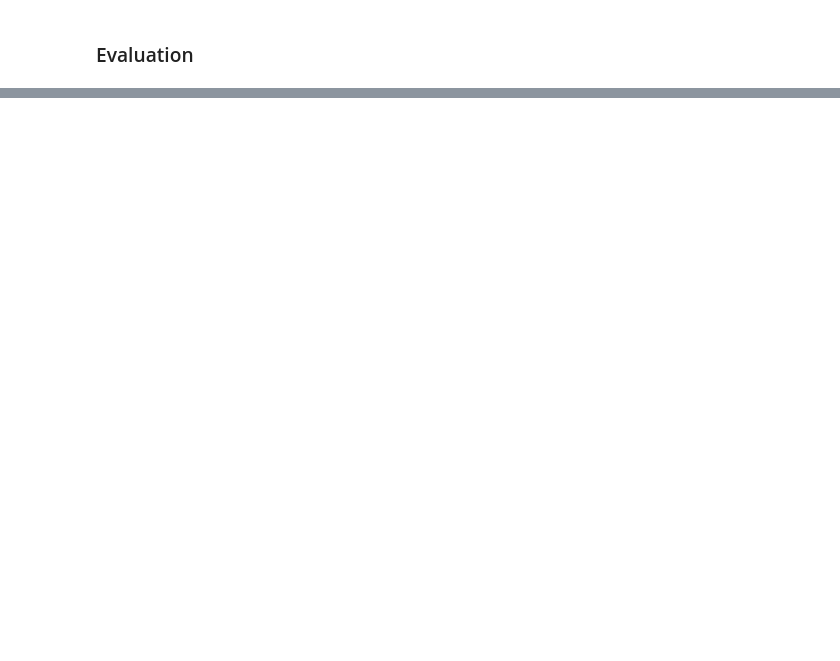
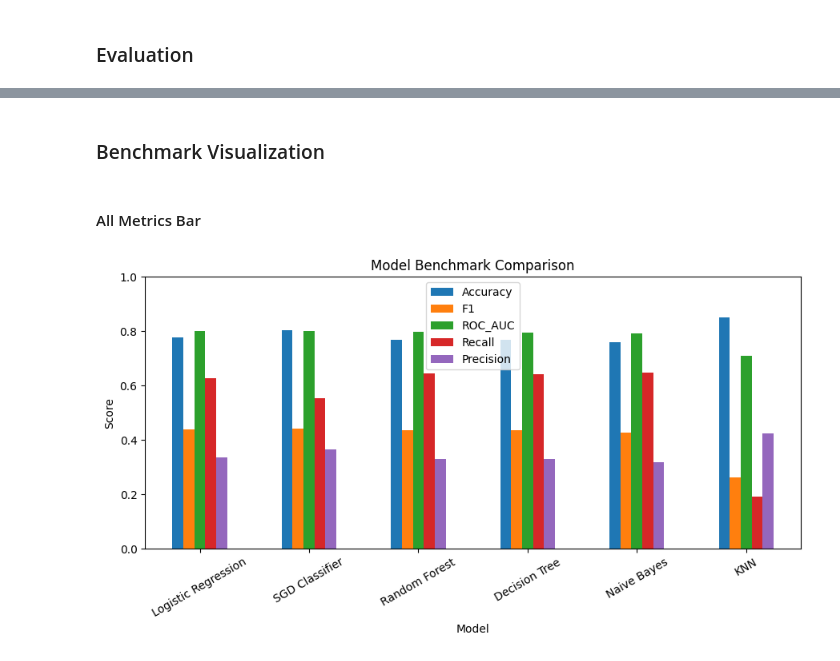
Before and after one commit to MohammedBabaqi/DiaClassifier-Benchmarking-ML-Models, a Jupyter notebook: notebooks/diabetes_classification_multiple_model_pipline.ipynb, the cells around one changed output, grey strips where cells are left out. Saved outputs shown, nothing was run; the diff lists cells and outputs as text; code cells hidden in the pictures; blank space fills up the shorter version.

Commit message:
Finshed pipline and benchmark eval

```diff
--- a/notebooks/diabetes_classification_multiple_model_pipline.ipynb
+++ b/notebooks/diabetes_classification_multiple_model_pipline.ipynb
@@ -432,2 +457,8 @@ plt.show()
+# %%
+def create_pipeline(model):
+    return Pipeline(steps=[
+        ("smote", SMOTE(sampling_strategy=0.7, random_state=42)),
+        ("model", model)
+    ])
 # %% [markdown]
 ## Benchmark
@@ -434,2 +485,19 @@ plt.show()
+# %%
+models = {
+    "Logistic Regression": LogisticRegression(max_iter=1000),
+    "SGD Classifier": SGDClassifier(loss="log_loss", random_state=42),
+    "KNN": KNeighborsClassifier(),
+    "Decision Tree": DecisionTreeClassifier(
+        max_depth=15,
+        random_state=42
+    ),
+    "Naive Bayes": GaussianNB(),
+    "Random Forest": RandomForestClassifier(
+        n_estimators=100,
+        max_depth=15,
+        n_jobs=-1,
+        random_state=42
+    )
+}
 # %% [markdown]
 ### Evaluation
@@ -435,0 +541,6 @@ plt.show()
+# %%
+
+benchmark_df = pd.DataFrame(results)
+benchmark_df = benchmark_df.sort_values(by="ROC_AUC", ascending=False)
+
+benchmark_df
@@ -435,0 +565,19 @@ plt.show()
+# %% [markdown]
+### Benchmark Visualization
+# %% [markdown]
+#### All Metrics Bar
+# %%
+benchmark_df.set_index("Model")[["Accuracy", "F1", "ROC_AUC","Recall", "Precision"]].plot.bar(
+    figsize=(9, 5)
+)
+
+plt.title("Model Benchmark Comparison")
+plt.ylabel("Score")
+plt.ylim(0, 1)
+plt.xticks(rotation=30)
+plt.tight_layout()
+# change the legend position
+plt.legend
+plt.show()
+# %% [output]
+[figure, added]
```
Also changed, not shown: parts of 26 cells of this notebook.
